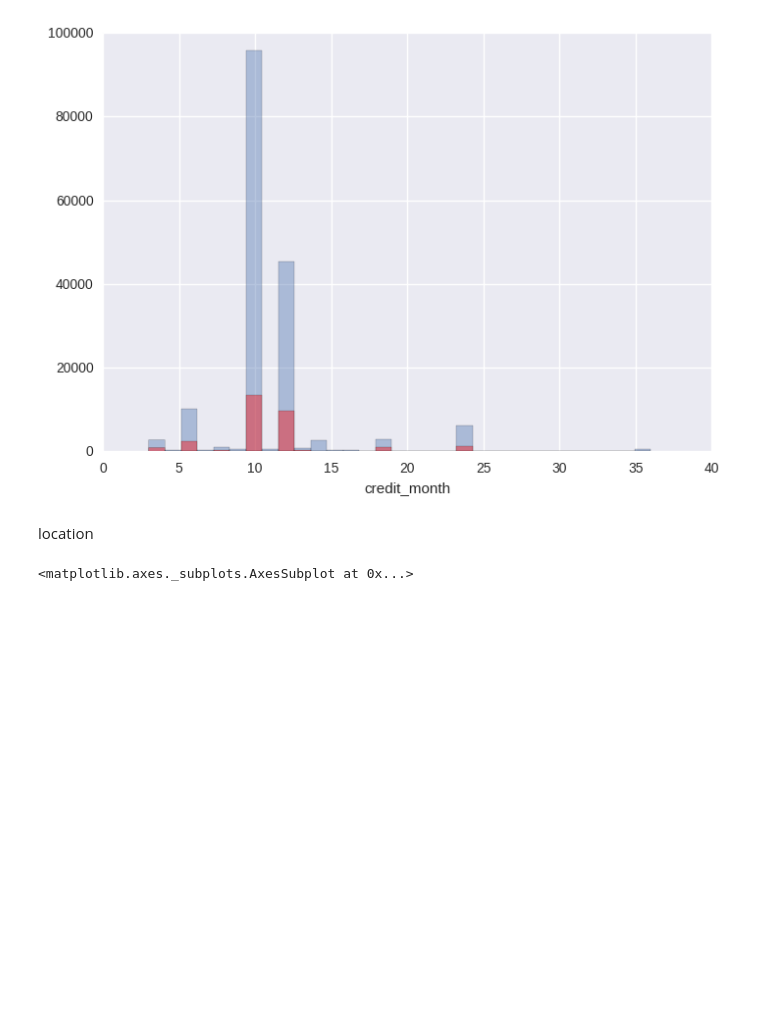
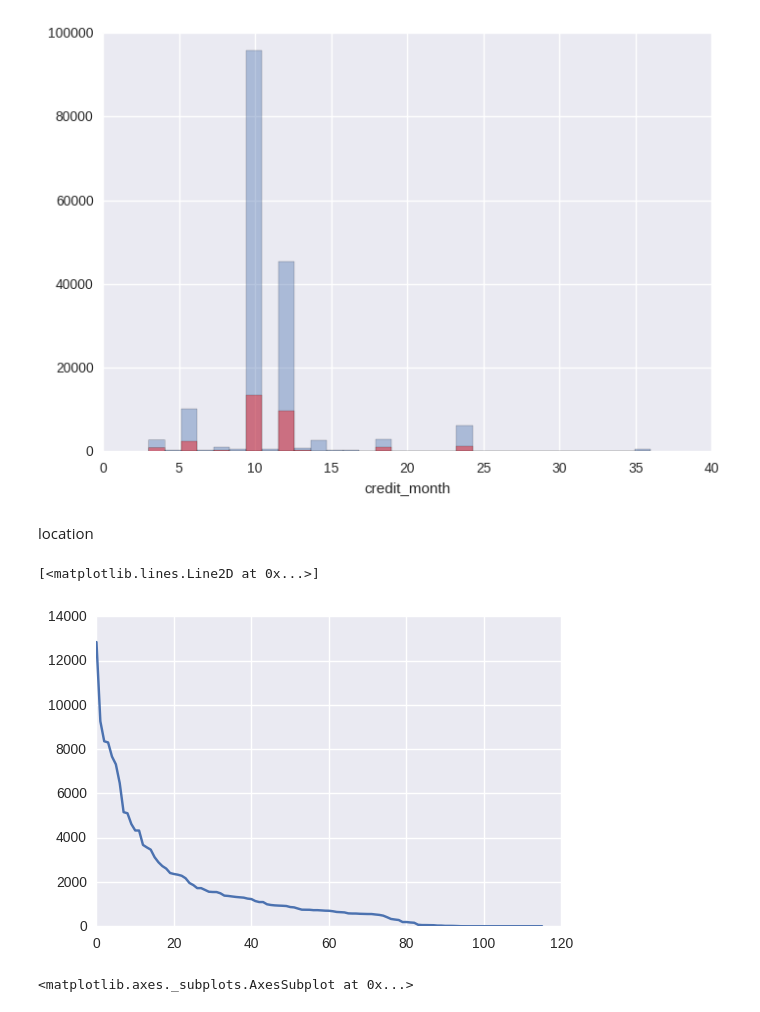
Before and after one commit to corvin28/tinkoff_boosters, a Jupyter notebook: tb.ipynb, the cells around one changed output. Cells and saved outputs as stored; diff of their text form; code cells hidden in the pictures; blank space fills up the shorter version.

```diff
--- a/tb.ipynb
+++ b/tb.ipynb
@@ -106,15 +109,3 @@ data['living_region'] = data.living_region.apply(lambda x: ''.join([y for y in x
-# %%
-data_test.monthly_income.fillna(data.monthly_income.median(), inplace=True)
-data_test.living_region.fillna('Н', inplace=True)
-data_test.credit_count.fillna(0, inplace=True)
-data_test.overdue_credit_count.fillna(0, inplace=True)
-
-data_test['credit_sum'] = data_test.credit_sum.apply(lambda x: float(x.replace(',', '.')))
-data_test['score_shk'] = data_test.score_shk.apply(lambda x: float(x.replace(',', '.')))
-
-a = ['РЕСП', 'ОБЛ', 'ОБЛАСТЬ', 'КРАЙ', 'ОБЛ.', 'РЕСП.', 'Р-Н', 'АО', 'КРАЙ.', '-', 'Г', 'Г.', 'АОБЛ', 'РЕСПУБЛИКА',
-    'ОКРУГ', 'АВТОНОМНЫЙ']
-data_test['living_region'] = data_test.living_region.apply(lambda x: ''.join([y for y in x.split() if y not in a]))
 # %%
 c = data_test.living_region.unique()
 d = data.living_region.unique()
@@ -123,0 +176,21 @@ for elem in c:
+# %%
+counters_cols = ['gender', 'marital_status', 'job_position', 'credit_month', 'tariff_id',
+                'education', 'living_region', 'age', 'credit_count', 'overdue_credit_count']
+other_cols = ['credit_sum', 'score_shk', 'monthly_income']
+
+# Объединим редко встречающиеся значения признаков
+data.loc[data.credit_count > 10, 'credit_count'] = 10
+data_test.loc[data_test.credit_count > 10, 'credit_count'] = 10
+data.loc[data.overdue_credit_count > 2, 'credit_count'] = 2
+data_test.loc[data_test.credit_count > 2, 'credit_count'] = 2
+
+a = data.living_region.value_counts()[data.living_region.value_counts() < 30].index.values
+for val in a:
+    data.loc[data.living_region == val, 'living_region'] = 'Н'
+    data_test.loc[data_test.living_region == val, 'living_region'] = 'Н'
+
+#счетчики
+X_train = np.hstack((make_counters(X=data[counters_cols].values, y=data.open_account_flg, n_folds=10),
+                     data[other_cols]))
+X_test = np.hstack((make_counters_test(data_test[counters_cols].values, data[counters_cols].values, data.open_account_flg),
+                    data_test[other_cols]))
@@ -225,3 +303,13 @@ sns.distplot(data[data.open_account_flg == 1].credit_month, kde=False, bins=31,
 [figure]
 # %% [markdown]
 location
+# %%
+enc = LabelEncoder()
+locs = enc.fit_transform(data.living_region)
+# %%
+data['lc'] = locs
+# %%
+plt.plot(np.arange(data.lc.max()+1), data.lc.value_counts())
+# %% [output]
+[<matplotlib.lines.Line2D at 0x...>]
+[figure, added]
```
Also changed, not shown: parts of 70 cells of this notebook.
